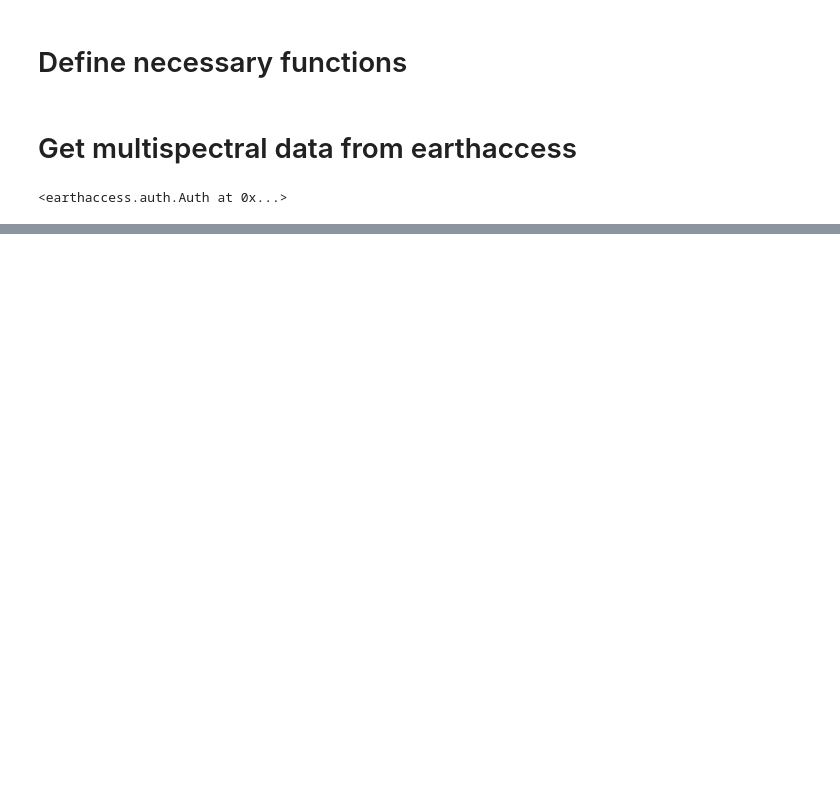
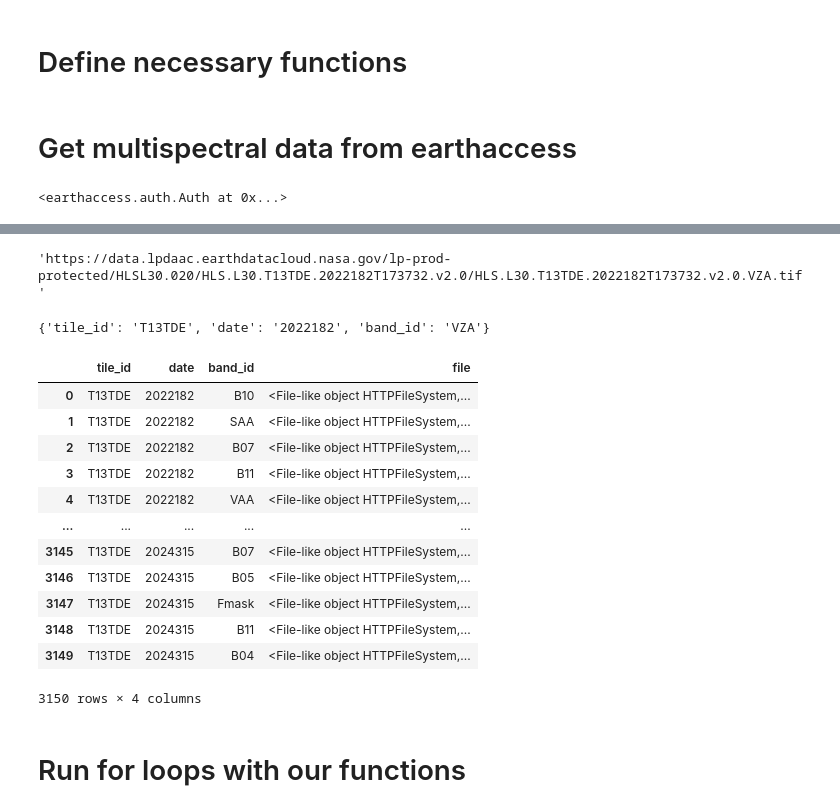
Before and after one commit to earthlab-education/fundamentals-04-redlining-hanried, a Jupyter notebook: notebooks/boulder-redlining.ipynb, the cells around one changed output, grey strips where cells are left out. Cells and saved outputs as stored; diff of their text form; code cells hidden in the pictures; blank space fills up the shorter version.

```diff
--- a/notebooks/boulder-redlining.ipynb
+++ b/notebooks/boulder-redlining.ipynb
@@ -291,0 +321,57 @@ Attributes: (12/36)
+# %%
+#full name attribute will give us what we want, just a string instead of the result from just boulder_files[8]
+#add full_name to uri_re code cell below
+boulder_files[8].full_name
+# %% [output]
+'https://data.lpdaac.earthdatacloud.nasa.gov/lp-prod-protected/HLSL30.020/HLS.L30.T13TDE.2022182T173732.v2.0/HLS.L30.T13TDE.2022182T173732.v2.0.VZA.tif'
+# %%
+# Compile a regular expression to search for metadata
+# the r indicates this is a raw string and highlights all escaped characters (the dots), limits our need to escape special characters
+uri_re = re.compile(
+    r"HLS\.L30\.(?P<tile_id>T[0-9A-Z]+)\.(?P<date>\d+)T\d+\.v2\.0\."
+    r"(?P<band_id>.+)\.tif"
+)
+
+#this yields a dictionary with the tile id, date, and band id
+# the date is the 182 day of 2022
+uri_re.search(boulder_files[8].full_name).groupdict()
+# %% [output]
+{'tile_id': 'T13TDE', 'date': '2022182', 'band_id': 'VZA'}
+# %%
+# Compile a regular expression to search for metadata
+# the r indicates this is a raw string and highlights all escaped characters (the dots), limits our need to escape special characters
+uri_re = re.compile(
+    r"HLS\.L30\.(?P<tile_id>T[0-9A-Z]+)\.(?P<date>\d+)T\d+\.v2\.0\."
+    r"(?P<band_id>.+)\.tif"
+)
+
+# Find all the metadata in the file name
+# this is list comprehension and this should give us a list of dictionaries that has the metadata (tile id, date, and band id) which we can use to make a dataframe
+uri_groups = [
+    uri_re.search(boulder_file.full_name).groupdict()
+    for boulder_file in boulder_files]
+
+# Create a DataFrame with the metadata
+raster_df = pd.DataFrame(uri_groups)
+
+# Add the File-like URI to the DataFrame
+raster_df['file'] = boulder_files
+
+# Check the results
+raster_df
+# %% [output]
+|  | tile_id | date | band_id | file |
+| 0 | T13TDE | 2022182 | B10 | <File-like object HTTPFileSystem,... |
+| 1 | T13TDE | 2022182 | SAA | <File-like object HTTPFileSystem,... |
+| 2 | T13TDE | 2022182 | B07 | <File-like object HTTPFileSystem,... |
+| 3 | T13TDE | 2022182 | B11 | <File-like object HTTPFileSystem,... |
+| 4 | T13TDE | 2022182 | VAA | <File-like object HTTPFileSystem,... |
+| ... | ... | ... | ... | ... |
+| 3145 | T13TDE | 2024315 | B07 | <File-like object HTTPFileSystem,... |
+| 3146 | T13TDE | 2024315 | B05 | <File-like object HTTPFileSystem,... |
+| 3147 | T13TDE | 2024315 | Fmask | <File-like object HTTPFileSystem,... |
+| 3148 | T13TDE | 2024315 | B11 | <File-like object HTTPFileSystem,... |
+| 3149 | T13TDE | 2024315 | B04 | <File-like object HTTPFileSystem,... |
+3150 rows × 4 columns
+# %% [markdown]
+# Run for loops with our functions
```
Also changed, not shown: parts of 8 cells of this notebook, 1 other file.
